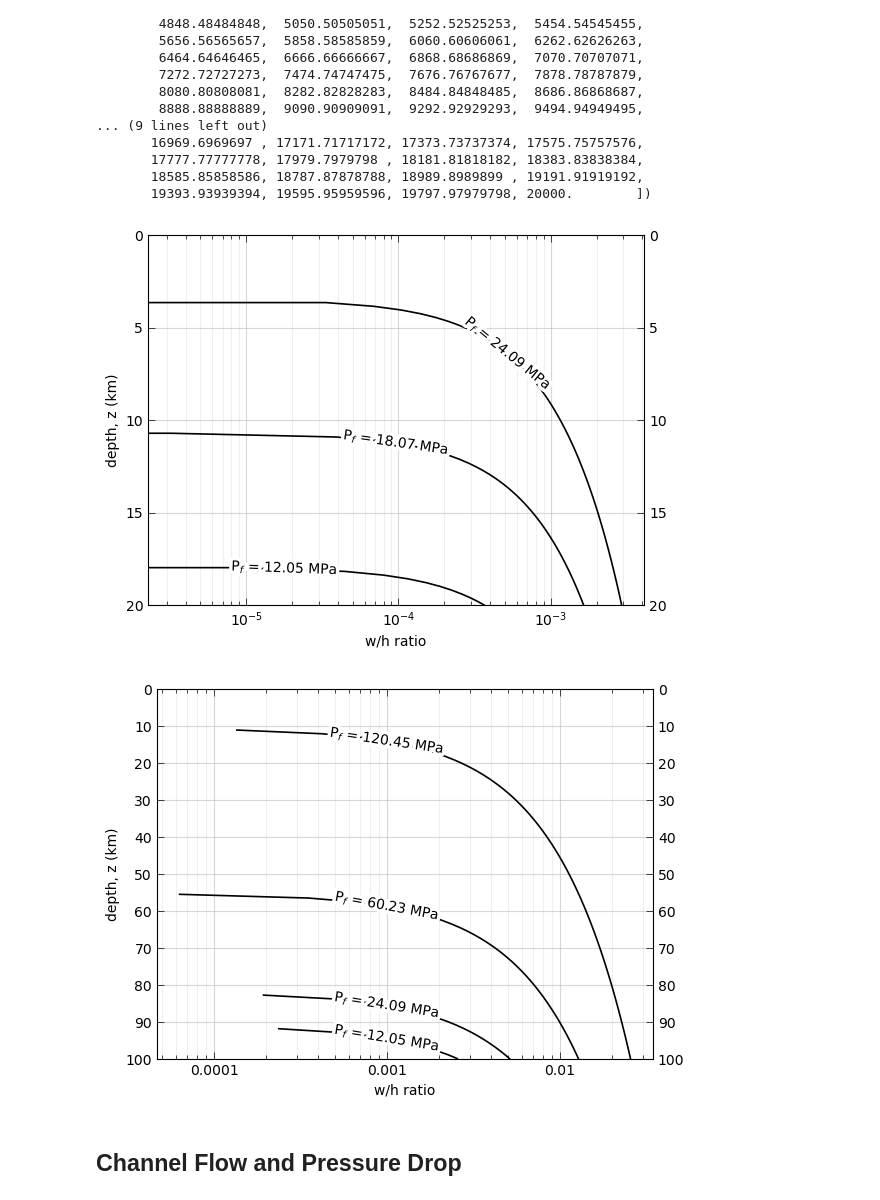
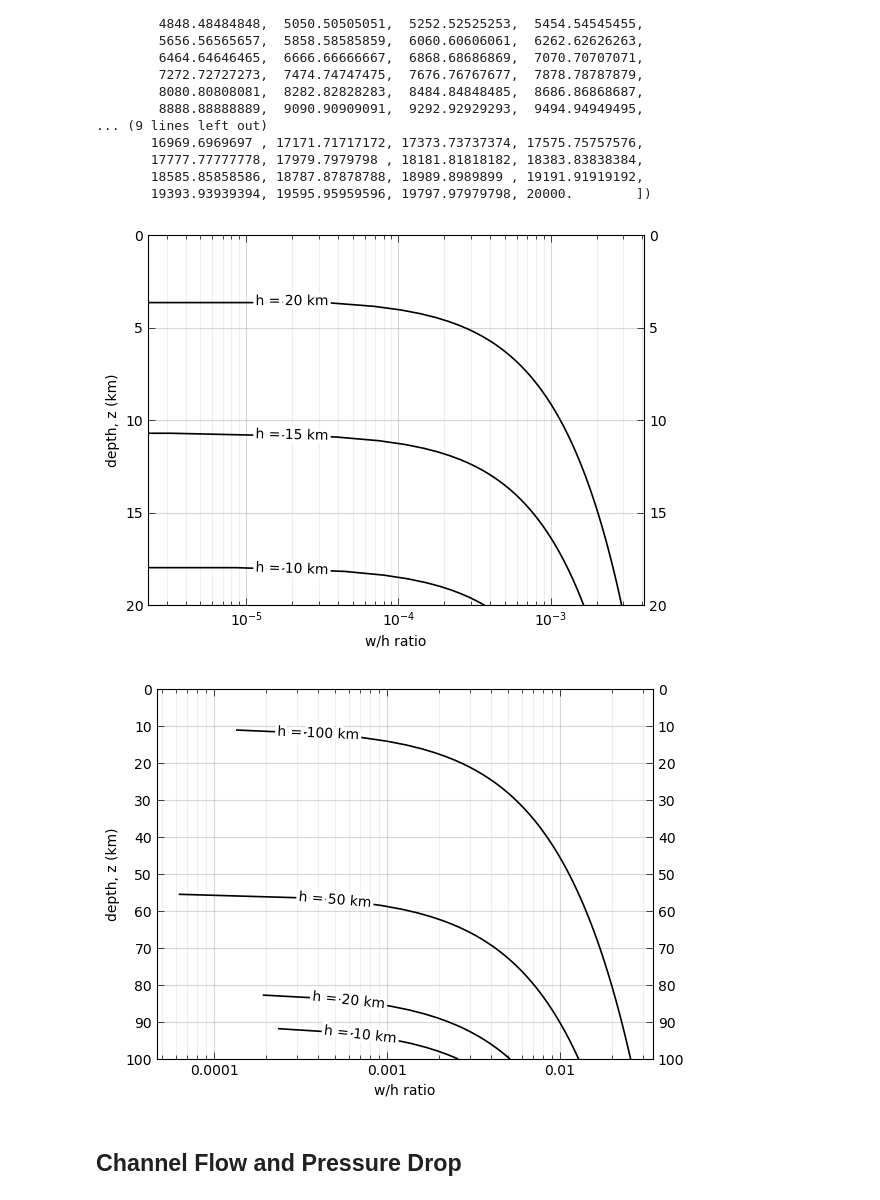
Before and after one commit to CottomR-et-al/Europa-ice-ocean-exchange, a Jupyter notebook: F25_Dikes_Europa.ipynb, the cells around one changed output. Cells and saved outputs as stored; diff of their text form; code cells hidden in the pictures.

Commit message:
Modified w/h plots

```diff
--- a/F25_Dikes_Europa.ipynb
+++ b/F25_Dikes_Europa.ipynb
@@ -693,48 +693,40 @@ array([    0.        ,   202.02020202,   404.04040404,   606.06060606,
        19393.93939394, 19595.95959596, 19797.97979798, 20000.        ])
 # %%
 # w/h dike ratio
-from cProfile import label
-from turtle import right
-from py import log
+
 depths = [10e3, 15e3, 20e3]
 height = 20e3 - z
 
 plt.figure()
 
 for i in range(len(depths)):
     P0 = rhoi * g * depths[i] # for a shell 20 km thick
     Pf = P0 - rhow * g * height
     sig_x = nu / (1 - nu) * (rhoi * g * z)
     wxh = (Pf - sig_x) / (G / (1 - nu))
-    plt.semilogx(wxh, z/1e3, color='black', lw = 1.2, label=rf'P$_f$ = {P0/1e6:.2f} MPa')
-# for Pf0 in np.linspace(0, np.nanmax(Pf_b), 5):
-#     Pf_i = Pf0 - 1.3e6 * (z / 1e3)
-#     wxh_i = (Pf_i * sig_x) / (G / (1 - nu))
-
-#     mask = wxh_i > 0  # semilogy requires positive values
-#     if np.any(mask):
-#         plt.plot(z[mask] / 1e3, wxh_i[mask], color='black', label=rf'P$_f$ = {Pf0/1e6:.1f} MPa')
+    plt.semilogx(wxh, z/1e3, color='black', lw = 1.2, label=rf'h = {depths[i]/1e3:.0f} km')
+    # plt.semilogx(wxh, z/1e3, color='black', lw = 1.2, label=rf'P$_f$ = {P0/1e6:.2f} MPa')
 
 ax = plt.gca()
 lines = ax.get_lines()
 if lines:
-    labelLines(lines, align=True, fontsize=10, color='black')
+    labelLines(lines, xvals=[2e-5, 2e-5, 2e-5] , align=True, fontsize=10, color='black')
 ax = plt.gca()
 ax.yaxis.set_major_formatter(StrMethodFormatter('{x:g}'))
 ax.xaxis.set_major_formatter(LogFormatterMathtext())
 plt.ylabel('depth, z (km)')
 plt.xlabel('w/h ratio')
 plt.ylim(0, 20)
 # plt.xlim(0)
 ax.tick_params(which='major', length=5, width=0.5, direction='in', top=True, right=True, labelright=True)
 ax.tick_params(which='minor', length=3, width=0.5, direction='in', top=True, right=True)
 ax.yaxis.set_major_locator(FixedLocator([0, 5, 10, 15, 20]))
 ax.yaxis.set_minor_formatter(NullFormatter())
 ax.grid(which='major', alpha=0.5)
 ax.grid(which='minor', alpha=0.2)
 ax.invert_yaxis()
 # %% [output]
-[figure, old version]
+[figure, new version]
 # %%
 plt.figure()
 
@@ -750,20 +742,12 @@ for i in range(len(depths)):
 
     mask = wxh > 0
     if np.any(mask):
-        plt.semilogx(wxh[mask], depth[mask]/1e3, color='black', lw=1.2, label=rf'P$_f$ = {P0/1e6:.2f} MPa')
-
-# for Pf0 in np.linspace(0, np.nanmax(Pf_b), 5):
-#     Pf_i = Pf0 - 1.3e6 * (z / 1e3)
-#     wxh_i = (Pf_i * sig_x) / (G / (1 - nu))
-
-#     mask = wxh_i > 0  # semilogy requires positive values
-#     if np.any(mask):
-#         plt.plot(z[mask] / 1e3, wxh_i[mask], color='black', label=rf'P$_f$ = {Pf0/1e6:.1f} MPa')
+        plt.semilogx(wxh[mask], depth[mask]/1e3, color='black', lw=1.2, label=rf'h = {depths[i]/1e3:.0f} km')
 
 ax = plt.gca()
 lines = ax.get_lines()
 if lines:
-    labelLines(lines, xvals=[0.001, 0.001, 0.001, 0.001], align=True, fontsize=10, color='black')
+    labelLines(lines, xvals=[7e-4, 6e-4, 5e-4, 4e-4], align=True, fontsize=10, color='black')
 ax = plt.gca()
 ax.yaxis.set_major_formatter(StrMethodFormatter('{x:g}'))
 ax.xaxis.set_major_formatter(StrMethodFormatter('{x:g}'))
@@ -779,7 +763,7 @@ ax.grid(which='major', alpha=0.5)
 ax.grid(which='minor', alpha=0.2)
 ax.invert_yaxis()
 # %% [output]
-[figure, old version]
+[figure, new version]
 # %% [markdown]
 ## Channel Flow and Pressure Drop
 # %%
```
